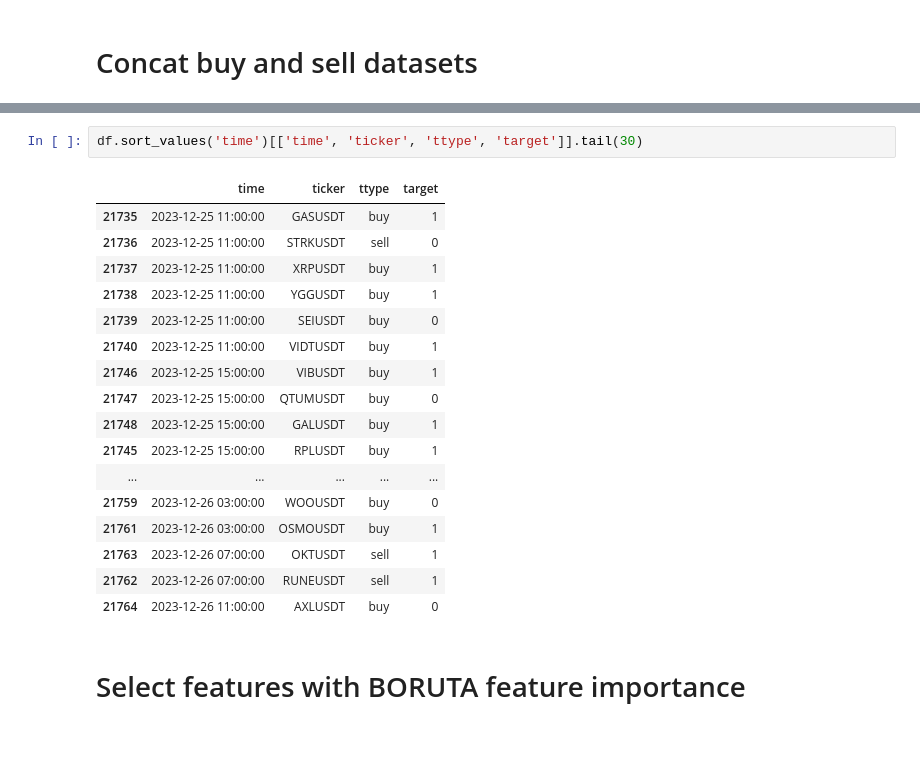
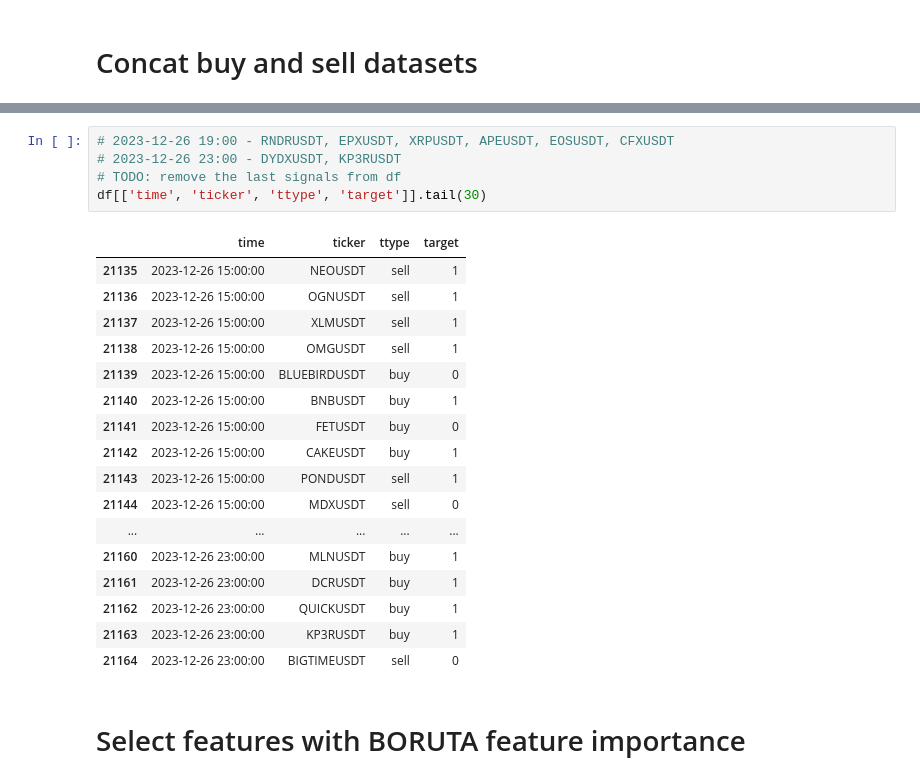
Before and after one commit to beatwad/sigbot, a Jupyter notebook: sigbot/ml/train_model.ipynb, the cells around one changed output, grey strips where cells are left out. Saved outputs shown, nothing was run; the diff lists cells and outputs as text; blank space fills up the shorter version.

```diff
--- a/sigbot/ml/train_model.ipynb
+++ b/sigbot/ml/train_model.ipynb
@@ -570,23 +584,26 @@ df['time'].plot()
-# %%
-df.sort_values('time')[['time', 'ticker', 'ttype', 'target']].tail(30)
-# %% [output]
-|  | time | ticker | ttype | target |
-| 21735 | 2023-12-25 11:00:00 | GASUSDT | buy | 1 |
-| 21736 | 2023-12-25 11:00:00 | STRKUSDT | sell | 0 |
-| 21737 | 2023-12-25 11:00:00 | XRPUSDT | buy | 1 |
-| 21738 | 2023-12-25 11:00:00 | YGGUSDT | buy | 1 |
-| 21739 | 2023-12-25 11:00:00 | SEIUSDT | buy | 0 |
-| 21740 | 2023-12-25 11:00:00 | VIDTUSDT | buy | 1 |
-| 21746 | 2023-12-25 15:00:00 | VIBUSDT | buy | 1 |
-| 21747 | 2023-12-25 15:00:00 | QTUMUSDT | buy | 0 |
-| 21748 | 2023-12-25 15:00:00 | GALUSDT | buy | 1 |
-| 21745 | 2023-12-25 15:00:00 | RPLUSDT | buy | 1 |
-| ... | ... | ... | ... | ... |
-| 21759 | 2023-12-26 03:00:00 | WOOUSDT | buy | 0 |
-| 21761 | 2023-12-26 03:00:00 | OSMOUSDT | buy | 1 |
-| 21763 | 2023-12-26 07:00:00 | OKTUSDT | sell | 1 |
-| 21762 | 2023-12-26 07:00:00 | RUNEUSDT | sell | 1 |
-| 21764 | 2023-12-26 11:00:00 | AXLUSDT | buy | 0 |
+# %%
+# 2023-12-26 19:00 - RNDRUSDT, EPXUSDT, XRPUSDT, APEUSDT, EOSUSDT, CFXUSDT
+# 2023-12-26 23:00 - DYDXUSDT, KP3RUSDT
+# TODO: remove the last signals from df
+df[['time', 'ticker', 'ttype', 'target']].tail(30)
+# %% [output]
+|  | time | ticker | ttype | target |
+| 21135 | 2023-12-26 15:00:00 | NEOUSDT | sell | 1 |
+| 21136 | 2023-12-26 15:00:00 | OGNUSDT | sell | 1 |
+| 21137 | 2023-12-26 15:00:00 | XLMUSDT | sell | 1 |
+| 21138 | 2023-12-26 15:00:00 | OMGUSDT | sell | 1 |
+| 21139 | 2023-12-26 15:00:00 | BLUEBIRDUSDT | buy | 0 |
+| 21140 | 2023-12-26 15:00:00 | BNBUSDT | buy | 1 |
+| 21141 | 2023-12-26 15:00:00 | FETUSDT | buy | 0 |
+| 21142 | 2023-12-26 15:00:00 | CAKEUSDT | buy | 1 |
+| 21143 | 2023-12-26 15:00:00 | PONDUSDT | sell | 1 |
+| 21144 | 2023-12-26 15:00:00 | MDXUSDT | sell | 0 |
+| ... | ... | ... | ... | ... |
+| 21160 | 2023-12-26 23:00:00 | MLNUSDT | buy | 1 |
+| 21161 | 2023-12-26 23:00:00 | DCRUSDT | buy | 1 |
+| 21162 | 2023-12-26 23:00:00 | QUICKUSDT | buy | 1 |
+| 21163 | 2023-12-26 23:00:00 | KP3RUSDT | buy | 1 |
+| 21164 | 2023-12-26 23:00:00 | BIGTIMEUSDT | sell | 0 |
 # %% [markdown]
 # Select features with BORUTA feature importance
 # %%
```
Also changed, not shown: parts of 11 cells of this notebook, 12 other files.
